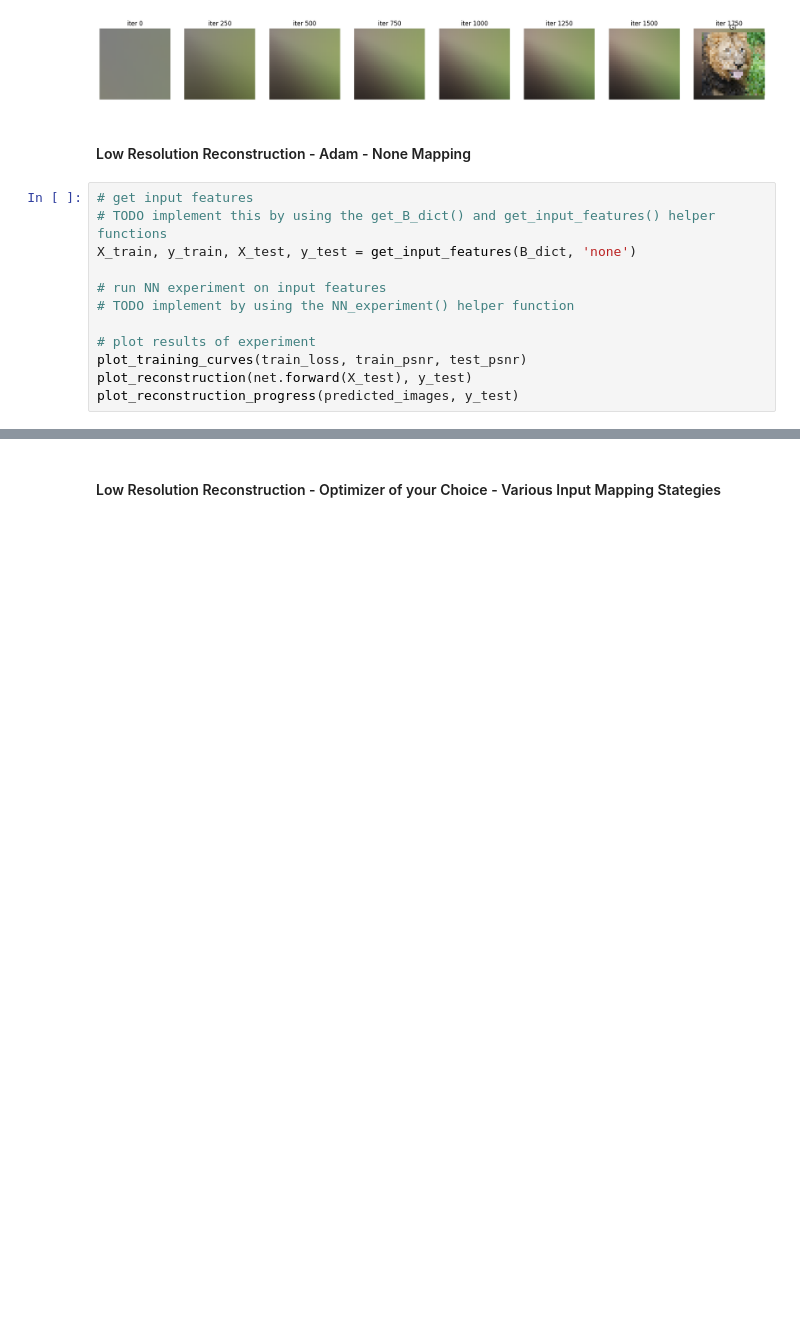
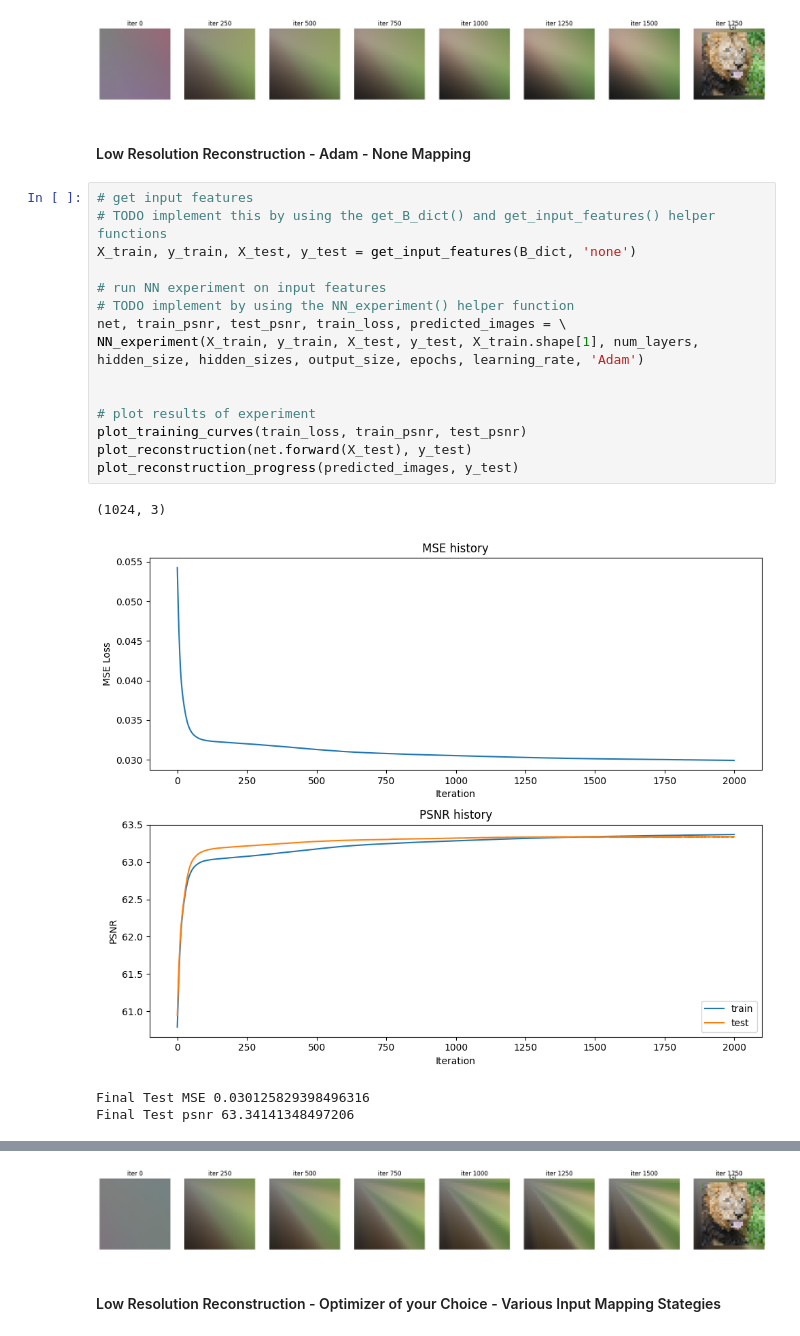
Before and after one commit to Slijeff/cs444, a Jupyter notebook: assignment2/neural_network.ipynb, the cells around one changed output, grey strips where cells are left out. Drawn from its saved outputs; the diff is of its cells as text; blank space fills up the shorter version.

```diff
--- a/assignment2/neural_network.ipynb
+++ b/assignment2/neural_network.ipynb
@@ -376,12 +370,20 @@ Final Test psnr 36.72656867747037
 # %%
 # get input features
 # TODO implement this by using the get_B_dict() and get_input_features() helper functions
 X_train, y_train, X_test, y_test = get_input_features(B_dict, 'none')
 
 # run NN experiment on input features
 # TODO implement by using the NN_experiment() helper function
+net, train_psnr, test_psnr, train_loss, predicted_images = \
+NN_experiment(X_train, y_train, X_test, y_test, X_train.shape[1], num_layers, hidden_size, hidden_sizes, output_size, epochs, learning_rate, 'Adam')
+
 
 # plot results of experiment
 plot_training_curves(train_loss, train_psnr, test_psnr)
 plot_reconstruction(net.forward(X_test), y_test)
 plot_reconstruction_progress(predicted_images, y_test)
+# %% [output]
+(1024, 3)
+[figure, added]
+Final Test MSE 0.030125829398496316
+Final Test psnr 63.34141348497206
@@ -388,3 +391,4 @@ plot_reconstruction_progress(predicted_images, y_test)
+[figure, added]
 # %% [markdown]
 #### Low Resolution Reconstruction - Optimizer of your Choice - Various Input Mapping Stategies
 # %%
```
Also changed, not shown: parts of 12 cells of this notebook, 2 other files.
